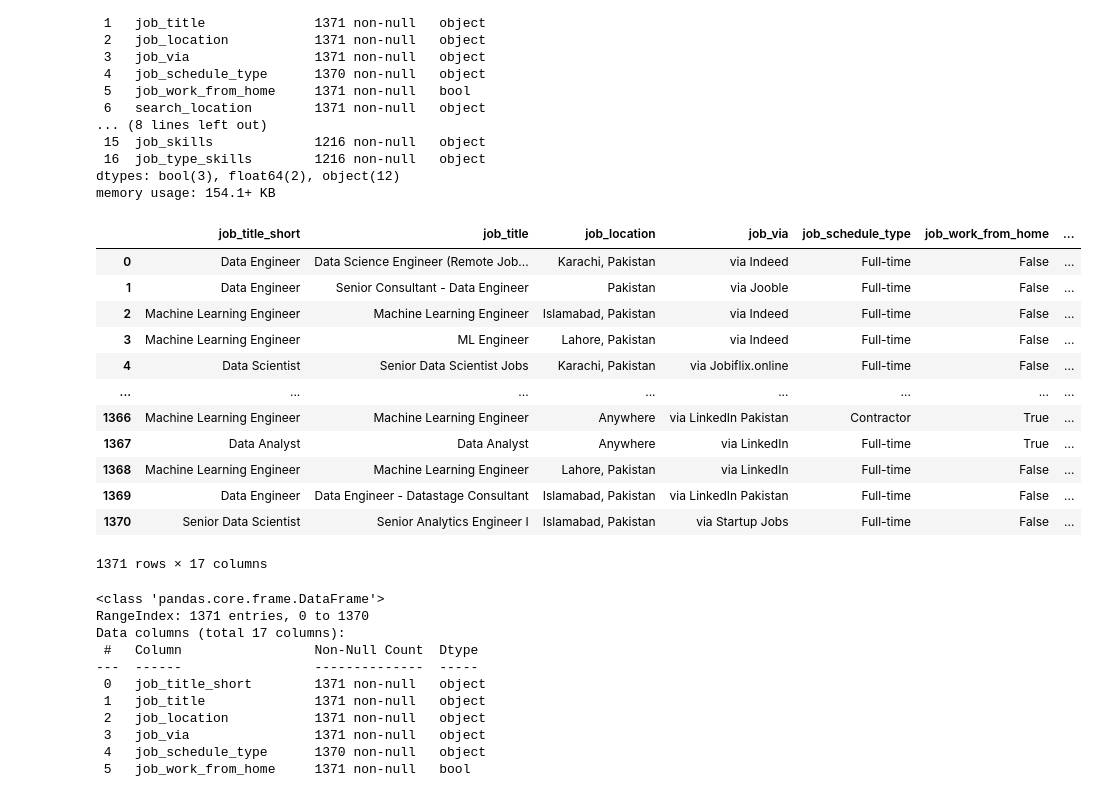
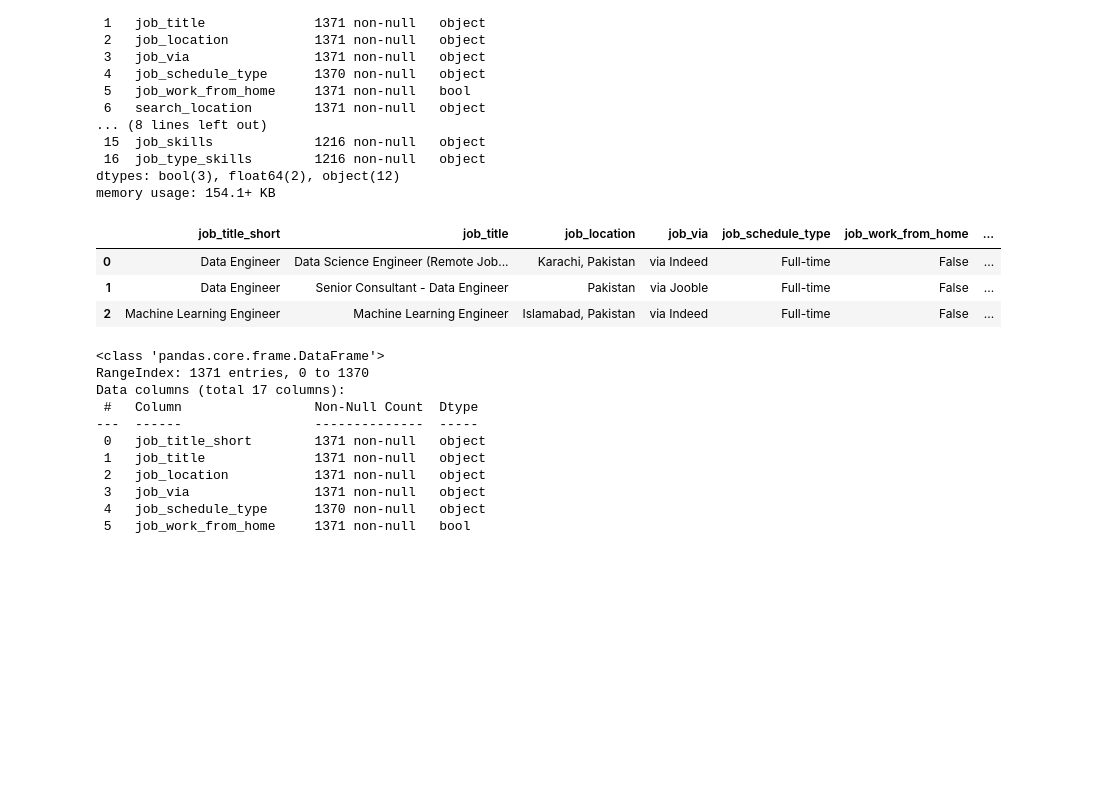
Before and after one commit to johnramal/data_jobs_pak, a Jupyter notebook: 8_skills_trends_pak.ipynb, the cells around one changed output. Saved outputs shown, nothing was run; the diff lists cells and outputs as text; code cells hidden in the pictures; blank space fills up the shorter version.

```diff
--- a/8_skills_trends_pak.ipynb
+++ b/8_skills_trends_pak.ipynb
@@ -31,21 +31,12 @@ Data columns (total 17 columns):
 dtypes: bool(3), float64(2), object(12)
 memory usage: 154.1+ KB
 # %%
-df
+df.head(3)
 # %% [output]
 |  | job_title_short | job_title | job_location | job_via | job_schedule_type | job_work_from_home | ... |
 | 0 | Data Engineer | Data Science Engineer (Remote Job... | Karachi, Pakistan | via Indeed | Full-time | False | ... |
 | 1 | Data Engineer | Senior Consultant - Data Engineer | Pakistan | via Jooble | Full-time | False | ... |
 | 2 | Machine Learning Engineer | Machine Learning Engineer | Islamabad, Pakistan | via Indeed | Full-time | False | ... |
-| 3 | Machine Learning Engineer | ML Engineer | Lahore, Pakistan | via Indeed | Full-time | False | ... |
-| 4 | Data Scientist | Senior Data Scientist Jobs | Karachi, Pakistan | via Jobiflix.online | Full-time | False | ... |
-| ... | ... | ... | ... | ... | ... | ... | ... |
-| 1366 | Machine Learning Engineer | Machine Learning Engineer | Anywhere | via LinkedIn Pakistan | Contractor | True | ... |
-| 1367 | Data Analyst | Data Analyst | Anywhere | via LinkedIn | Full-time | True | ... |
-| 1368 | Machine Learning Engineer | Machine Learning Engineer | Lahore, Pakistan | via LinkedIn | Full-time | False | ... |
-| 1369 | Data Engineer | Data Engineer - Datastage Consultant | Islamabad, Pakistan | via LinkedIn Pakistan | Full-time | False | ... |
-| 1370 | Senior Data Scientist | Senior Analytics Engineer I | Islamabad, Pakistan | via Startup Jobs | Full-time | False | ... |
-1371 rows × 17 columns
 # %%
 df['job_posted_date'] = pd.to_datetime(df['job_posted_date'])
 # %%
```
Also changed, not shown: parts of 19 cells of this notebook.
